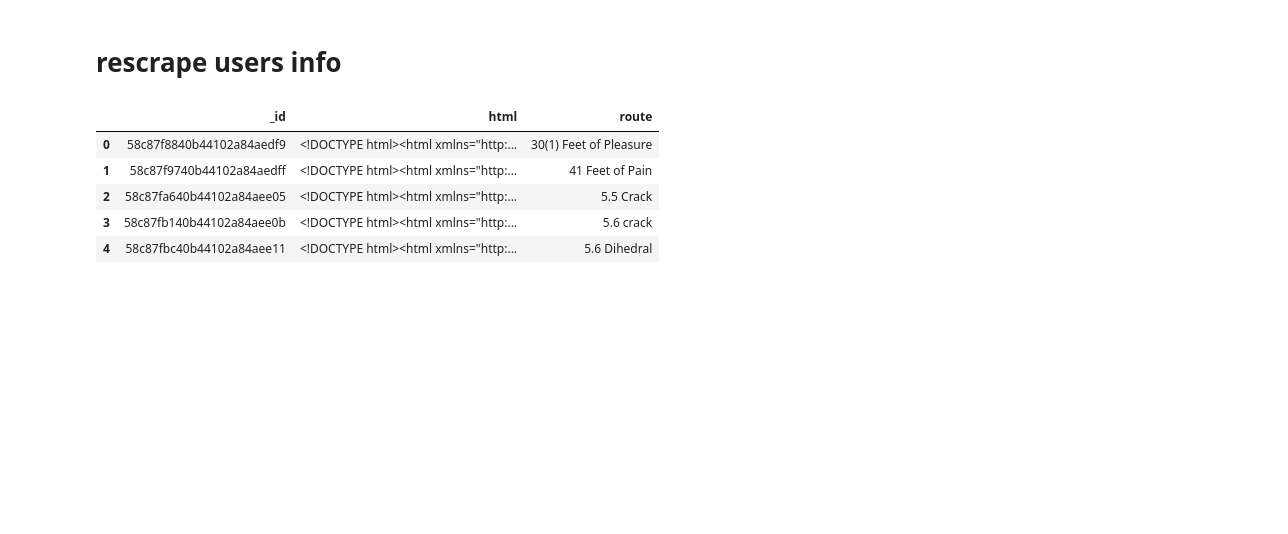
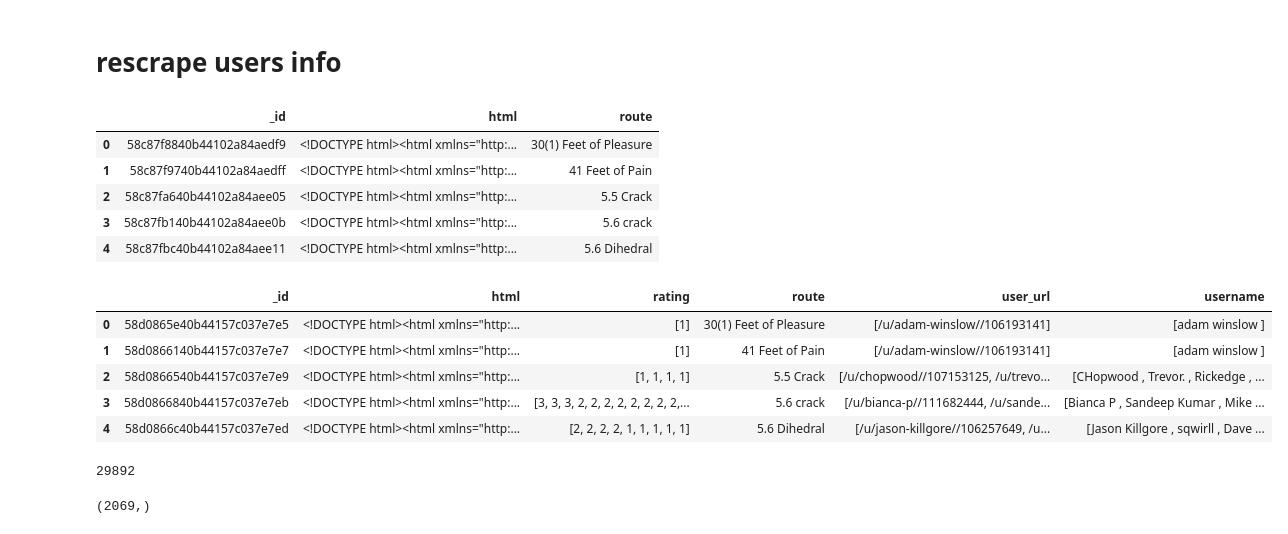
Before and after one commit to davidblaszka/redpointer, a Jupyter notebook: src/scraping.ipynb, the cells around one changed output. Drawn from its saved outputs; the diff is of its cells as text; code cells hidden in the pictures; blank space fills up the shorter version.

```diff
--- a/src/scraping.ipynb
+++ b/src/scraping.ipynb
@@ -483,3 +486,17 @@ for html in df_route_html['html']:
     add_to_rating_database(rating_dict)
 
 browser.quit()
+# %%
+client = MongoClient('mongodb://localhost:27017/')
+db = client.ratings_info
+ratings_info = db.ratings_info
+raw_data = ratings_info.find()
+df_ratings = pd.DataFrame(list(raw_data))
+df_ratings.head()
+# %% [output]
+|  | _id | html | rating | route | user_url | username |
+| 0 | 58d0865e40b44157c037e7e5 | <!DOCTYPE html><html xmlns="http:... | [1] | 30(1) Feet of Pleasure | [/u/adam-winslow//106193141] | [adam winslow ] |
+| 1 | 58d0866140b44157c037e7e7 | <!DOCTYPE html><html xmlns="http:... | [1] | 41 Feet of Pain | [/u/adam-winslow//106193141] | [adam winslow ] |
+| 2 | 58d0866540b44157c037e7e9 | <!DOCTYPE html><html xmlns="http:... | [1, 1, 1, 1] | 5.5 Crack | [/u/chopwood//107153125, /u/trevo... | [CHopwood , Trevor. , Rickedge , ... |
+| 3 | 58d0866840b44157c037e7eb | <!DOCTYPE html><html xmlns="http:... | [3, 3, 3, 2, 2, 2, 2, 2, 2, 2, 2,... | 5.6 crack | [/u/bianca-p//111682444, /u/sande... | [Bianca P , Sandeep Kumar , Mike ... |
+| 4 | 58d0866c40b44157c037e7ed | <!DOCTYPE html><html xmlns="http:... | [2, 2, 2, 2, 1, 1, 1, 1, 1] | 5.6 Dihedral | [/u/jason-killgore//106257649, /u... | [Jason Killgore , sqwirll , Dave ... |
@@ -485,0 +508,10 @@ browser.quit()
+# %%
+len(url_list)
+# %% [output]
+29892
+# %%
+import numpy as np
+url_list_unique = np.unique(np.asarray(url_list))
+url_list_unique.shape
+# %% [output]
+(2069,)
```
Also changed, not shown: parts of 5 cells of this notebook, 6 other files.
